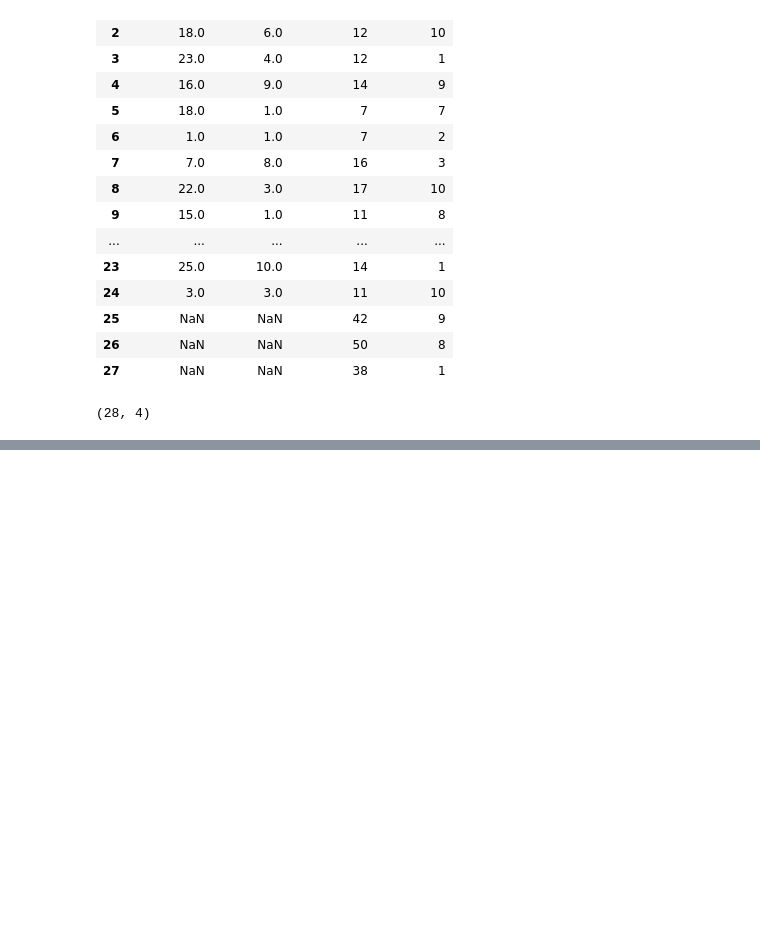
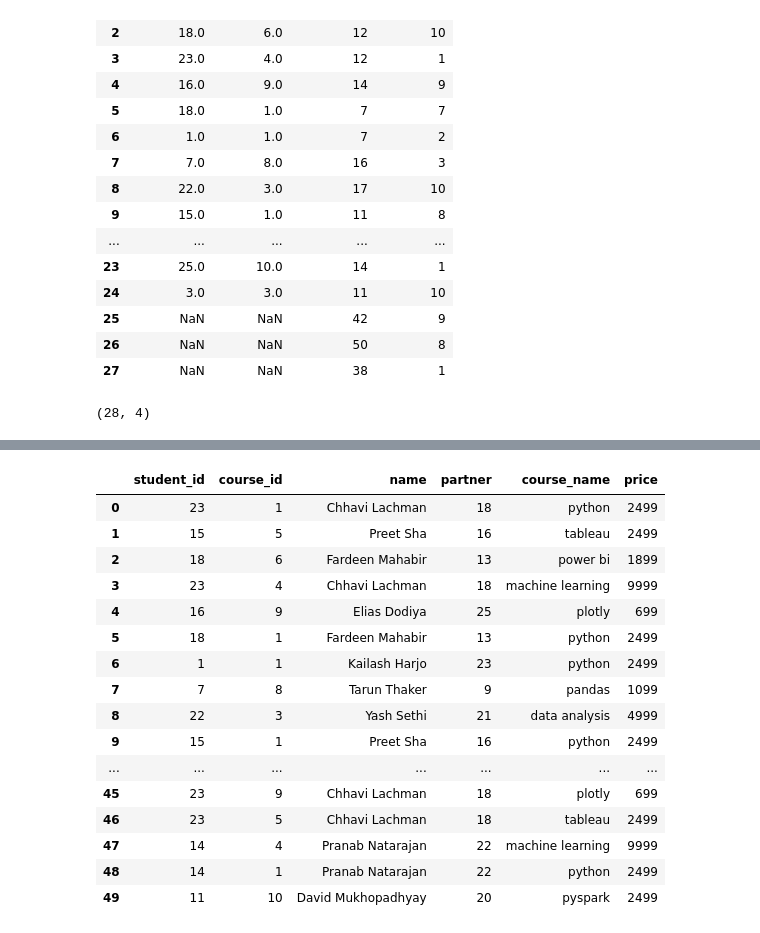
Before and after one commit to gudiya-archi/Data-science, a Jupyter notebook: merging1.ipynb, the cells around one changed output, grey strips where cells are left out. Cells and saved outputs as stored; diff of their text form; code cells hidden in the pictures; blank space fills up the shorter version.

```diff
--- a/merging1.ipynb
+++ b/merging1.ipynb
@@ -350,0 +353,9 @@ students
+# %%
+# right join
+temp_df = pd.DataFrame({
+    'student_id':[26,27,28],
+    'name':['archi','soni','moni'],
+    'partner':[28,26,17]
+})
+
+temp_df
@@ -350,0 +387,2 @@ students
+# %%
+students = pd.concat([students,temp_df],ignore_index=True)
@@ -350,0 +575,20 @@ students
+# %%
+regs.merge(students,on='student_id').merge(courses,on='course_id')
+# %% [output]
+|  | student_id | course_id | name | partner | course_name | price |
+| 0 | 23 | 1 | Chhavi Lachman | 18 | python | 2499 |
+| 1 | 15 | 5 | Preet Sha | 16 | tableau | 2499 |
+| 2 | 18 | 6 | Fardeen Mahabir | 13 | power bi | 1899 |
+| 3 | 23 | 4 | Chhavi Lachman | 18 | machine learning | 9999 |
+| 4 | 16 | 9 | Elias Dodiya | 25 | plotly | 699 |
+| 5 | 18 | 1 | Fardeen Mahabir | 13 | python | 2499 |
+| 6 | 1 | 1 | Kailash Harjo | 23 | python | 2499 |
+| 7 | 7 | 8 | Tarun Thaker | 9 | pandas | 1099 |
+| 8 | 22 | 3 | Yash Sethi | 21 | data analysis | 4999 |
+| 9 | 15 | 1 | Preet Sha | 16 | python | 2499 |
+| ... | ... | ... | ... | ... | ... | ... |
+| 45 | 23 | 9 | Chhavi Lachman | 18 | plotly | 699 |
+| 46 | 23 | 5 | Chhavi Lachman | 18 | tableau | 2499 |
+| 47 | 14 | 4 | Pranab Natarajan | 22 | machine learning | 9999 |
+| 48 | 14 | 1 | Pranab Natarajan | 22 | python | 2499 |
+| 49 | 11 | 10 | David Mukhopadhyay | 20 | pyspark | 2499 |
```
Also changed, not shown: parts of 41 cells of this notebook.
